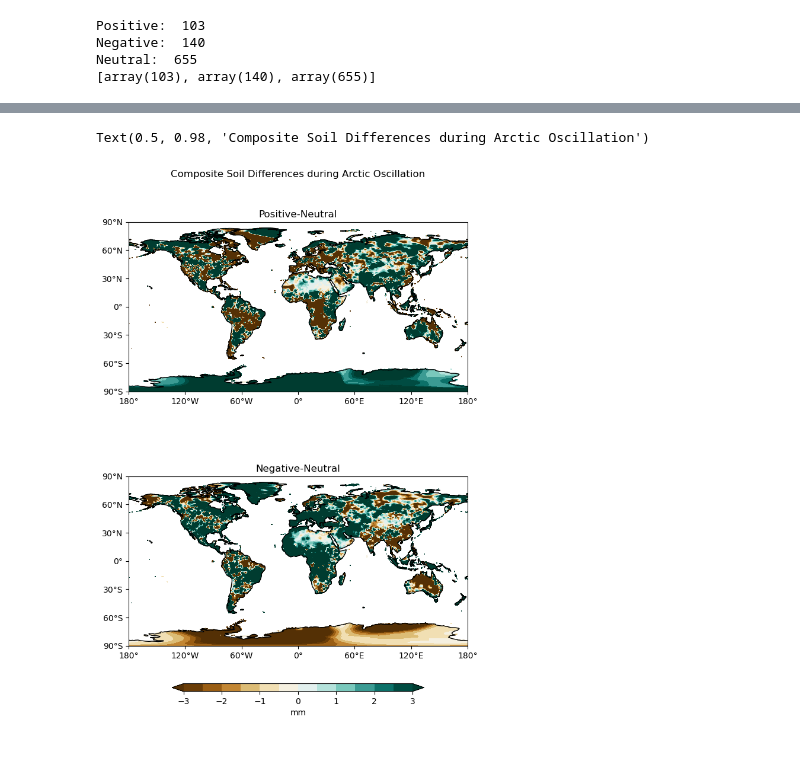
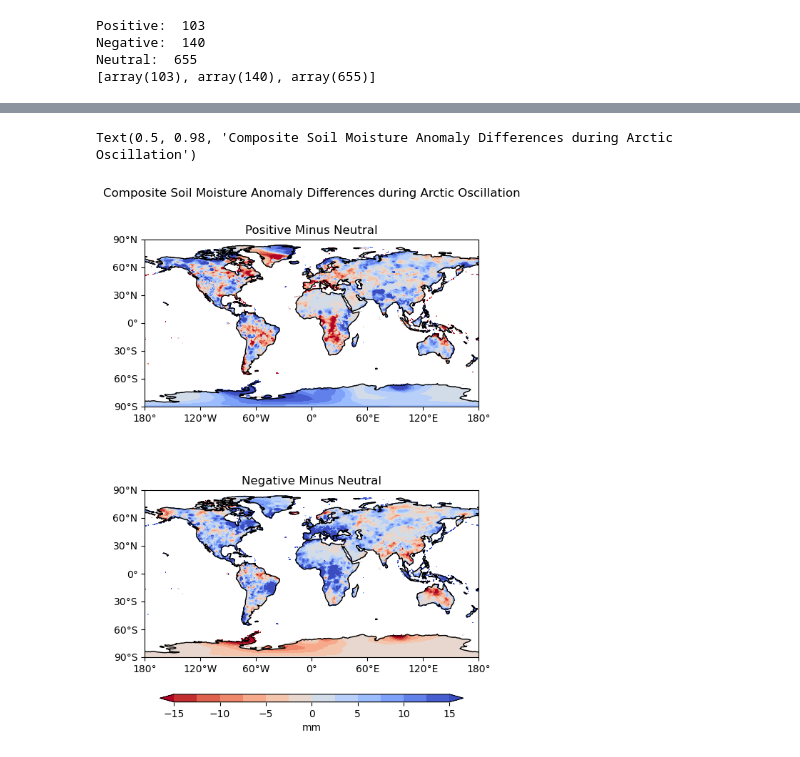
Before and after one commit to wapratt/Assignment3, a Jupyter notebook: Assignment3.ipynb, the cells around one changed output, grey strips where cells are left out. Saved outputs shown, nothing was run; the diff lists cells and outputs as text; code cells hidden in the pictures.

Commit message:
Update AO & diff plots

```diff
--- a/Assignment3.ipynb
+++ b/Assignment3.ipynb
@@ -121,7 +106,7 @@ neutral_soil = ds_anoms.sel(time=neutral.dropna(dim='time')['time']).mean(dim='t
 comp_soil = [positive_soil, negative_soil, neutral_soil]
 # %%
 labels=['Positive','Negative', 'Neutral']
-clevs = np.arange(-4.0,4.1,1)
+clevs = np.arange(-15.0,15.1,2.5)
 
 # Define the figure and each axis for the 3 rows and 1 column
 fig, axs = plt.subplots(nrows=3,ncols=1,
@@ -182,13 +167,13 @@ Text(0.5, 0.98, 'Composite Soil Moisture Anomalies during Arctic Oscillation')
 diff_soil =[positive_soil-neutral_soil,
              negative_soil-neutral_soil]
 # %%
-labels=['Positive-Neutral','Negative-Neutral']
-clevs=np.arange(-3,3.5,0.5)
+labels=['Positive Minus Neutral','Negative Minus Neutral']
+clevs=np.arange(-15,15.1,2.5)
 
 # Define the figure and each axis for the 3 rows and 3 columns
 fig, axs = plt.subplots(nrows=2,ncols=1,
                         subplot_kw={'projection': ccrs.PlateCarree()},
-                        figsize=(8.5,10))
+                        figsize=(8.5,9))
 
 # axs is a 2 dimensional array of `GeoAxes`.
 # We will flatten it into a 1-D array
@@ -206,41 +191,42 @@ for i,ao in enumerate(diff_soil):
         # Contour plot
         cs = axs[i].contourf(lons,diff_soil[i]['lat'],data,clevs,
                           transform=ccrs.PlateCarree(),
-                          cmap='BrBG',extend='both')
+                          cmap='coolwarm_r',
+                          extend='both')
 
        # Longitude labels
         axs[i].set_xticks(np.arange(-180,181,60), crs=ccrs.PlateCarree())
         lon_formatter = cticker.LongitudeFormatter()
         axs[i].xaxis.set_major_formatter(lon_formatter)
 
         # Latitude labels
         axs[i].set_yticks(np.arange(-90,91,30), crs=ccrs.PlateCarree())
         lat_formatter = cticker.LatitudeFormatter()
         axs[i].yaxis.set_major_formatter(lat_formatter)
 
 
         # Title each subplot with the name of the season
         axs[i].set_title(labels[i])
 
         # Draw the coastines for each subplot
         axs[i].coastlines()
 
 # Adjust the location of the subplots
 # on the page to make room for the colorbar
 fig.subplots_adjust(bottom=0.25, top=0.9, left=0.05, right=0.95,
                     wspace=0.1, hspace=0.5)
 
 # Add a colorbar axis at the bottom of the graph
 cbar_ax = fig.add_axes([0.25, 0.18, 0.5, 0.012])
 
 # Draw the colorbar
 cbar = fig.colorbar(cs, cax=cbar_ax,orientation='horizontal',label='mm')
 
 # Add a big title at the top
 plt.suptitle('Composite Soil Moisture Anomaly Differences during Arctic Oscillation')
 # %% [output]
-Text(0.5, 0.98, 'Composite Soil Differences during Arctic Oscillation')
+Text(0.5, 0.98, 'Composite Soil Moisture Anomaly Differences during Arctic Oscillation')
-[figure, old version]
+[figure, new version]
 # %%
 p = 0.05
 
```
Also changed, not shown: parts of 2 cells of this notebook.
